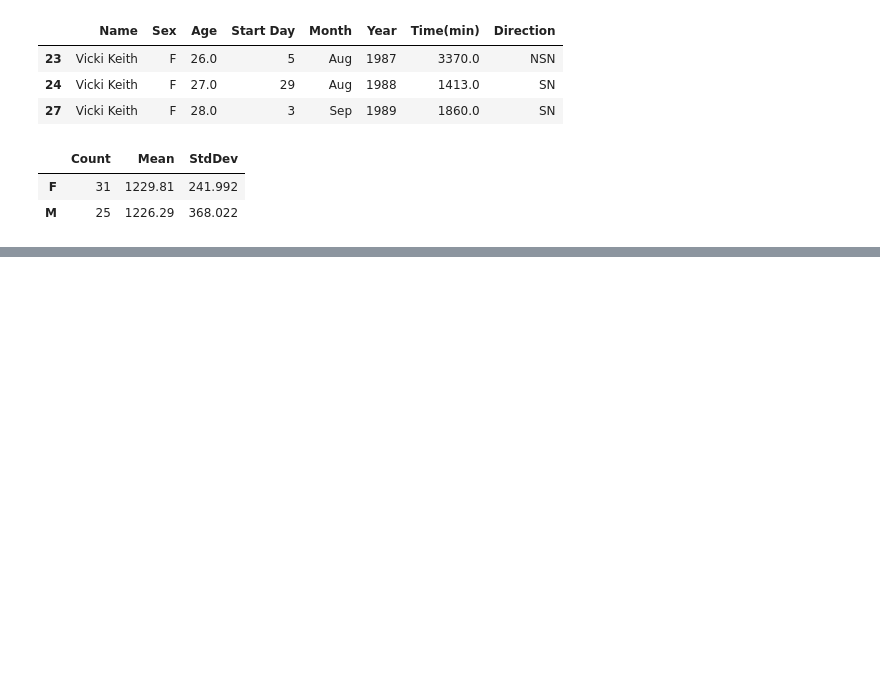
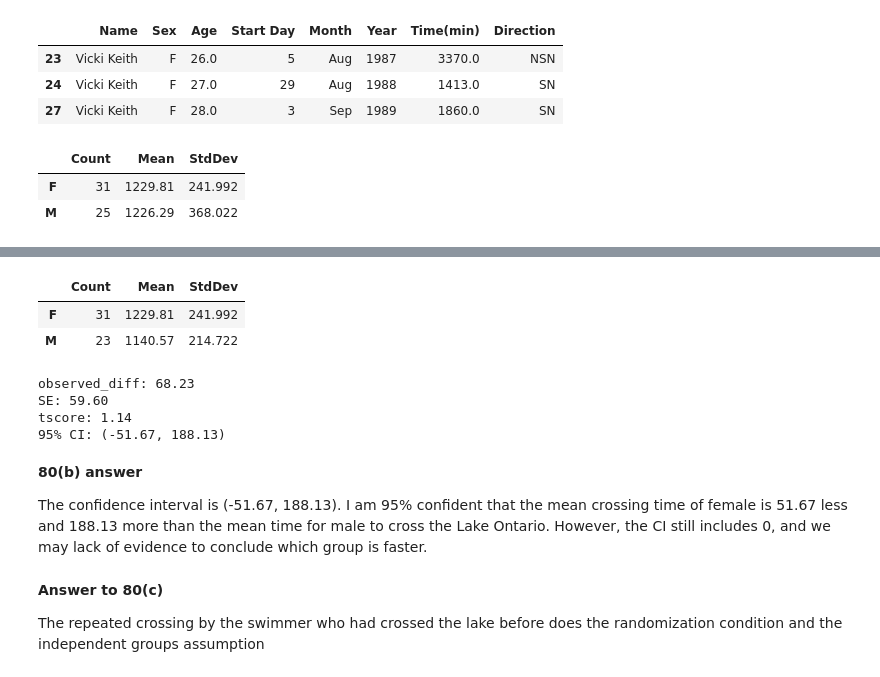
Before and after one commit to StephenDSNYC/IS5, a Jupyter notebook: exercise/ch17/exercise_79_80.ipynb, the cells around one changed output, grey strips where cells are left out. Saved outputs shown, nothing was run; the diff lists cells and outputs as text; code cells hidden in the pictures; blank space fills up the shorter version.

```diff
--- a/exercise/ch17/exercise_79_80.ipynb
+++ b/exercise/ch17/exercise_79_80.ipynb
@@ -333,0 +391,74 @@ summary_of_swim_the_lake
+# %%
+_q75, _q25, f_iqr = iqr(F)
+_q75, _q25, m_iqr = iqr(M)
+
+summary_of_swim_the_lake= pd.DataFrame(
+data={
+
+    'Count': [ len(F),
+               len(M)
+             ],
+
+    'Mean': [round(stat.mean(F), 2),
+             round(stat.mean(M), 2)
+            ],
+
+
+    'StdDev':[round(stat.stdev(F), 3),
+              round(stat.stdev(M), 3)
+            ],
+
+     },
+
+    index=['F', 'M']
+)
+
+summary_of_swim_the_lake
+# %% [output]
+|  | Count | Mean | StdDev |
+| F | 31 | 1229.81 | 241.992 |
+| M | 23 | 1140.57 | 214.722 |
+# %%
+def sol80b():
+
+    n_female = 30
+    n_male = 23
+
+    y_bar_female = 1208.80
+    y_bar_male = 1140.57
+
+    s_female = 215.47
+    s_male = 214.722
+
+    df = 47
+
+    SE_y_bar_female = s_female*s_female / n_female
+    SE_y_bar_male = s_male*s_male / n_male
+    SE = sqrt (SE_y_bar_female + SE_y_bar_male)
+
+
+    observed_diff = y_bar_female - y_bar_male
+    tscore = (y_bar_female - y_bar_male) / SE
+    tcritical = t.ppf(0.975, df)
+
+    print(f"observed_diff: {observed_diff:.2f}")
+    print(f"SE: {SE:.2f}")
+
+    print (f"tscore: {tscore:.2f}")
+
+    print(f"95% CI: ({(observed_diff-SE*tcritical):.2f}, {(observed_diff+SE*tcritical):.2f})")
+
+sol80b()
+# %% [output]
+observed_diff: 68.23
+SE: 59.60
+tscore: 1.14
+95% CI: (-51.67, 188.13)
+# %% [markdown]
+**80(b) answer**
+
+The confidence interval is (-51.67, 188.13).  I am 95% confident that the mean crossing time of female is 51.67 less and 188.13 more than the mean time for male to cross the Lake Ontario. However, the CI still includes 0, and we may lack of evidence to conclude which group is faster.
+# %% [markdown]
+**Answer to 80(c)**
+
+The repeated crossing by the swimmer who had crossed the lake before does the randomization condition and the independent groups assumption
```
Also changed, not shown: parts of 8 cells of this notebook.
